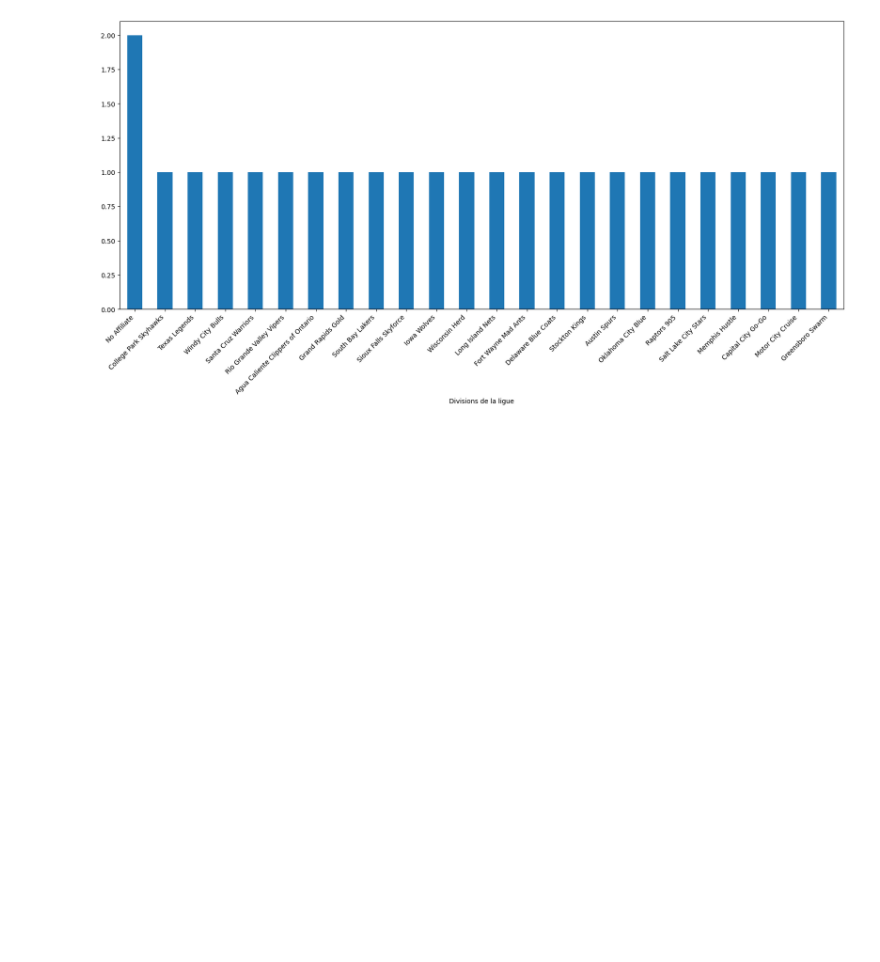
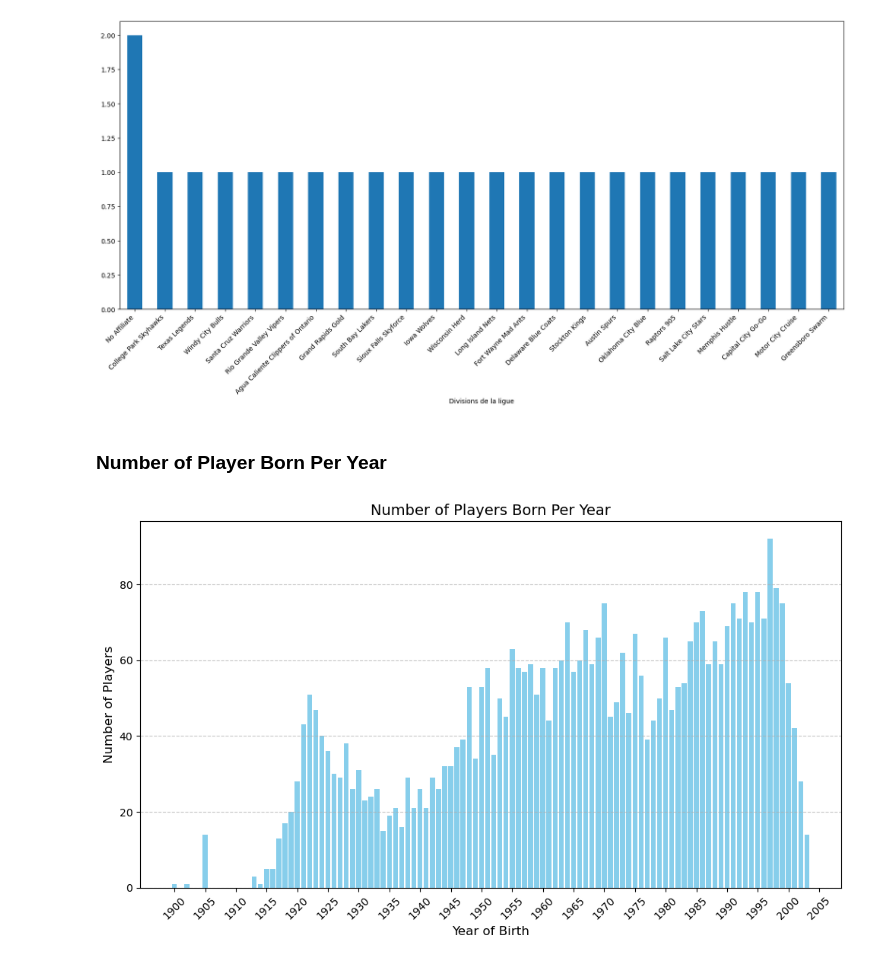
Before and after one commit to yomarhub/NbaAnalyse, a Jupyter notebook: nbaAnalyse.ipynb, the cells around one changed output. Drawn from its saved outputs; the diff is of its cells as text; code cells hidden in the pictures; blank space fills up the shorter version.

Commit message:
Number of Player Born Per Year

```diff
--- a/nbaAnalyse.ipynb
+++ b/nbaAnalyse.ipynb
@@ -263,3 +263,29 @@ plt.xticks(rotation=45, ha='right')
 plt.show()
 # %% [output]
 [figure]
+# %% [markdown]
+### Number of Player Born Per Year
+# %%
+data = table["common_player_info"]
+# Convert 'birthdate' to datetime format
+data['birthdate'] = pd.to_datetime(data['birthdate'])
+
+# Extract birth year
+data['birth_year'] = data['birthdate'].dt.year
+
+# Count the number of players born per year
+birth_year_counts = data['birth_year'].value_counts().sort_index()
+
+# Plot the data
+plt.figure(figsize=(10, 6))
+plt.bar(birth_year_counts.index, birth_year_counts.values, color='skyblue')
+plt.xlabel('Year of Birth', fontsize=12)
+plt.ylabel('Number of Players', fontsize=12)
+plt.title('Number of Players Born Per Year', fontsize=14)
+# plt.xticks(birth_year_counts.index, rotation=45)
+plt.xticks(np.arange(birth_year_counts.index.min(), birth_year_counts.index.max() + 5, 5),rotation=45)
+plt.grid(axis='y', linestyle='--', alpha=0.7)
+plt.tight_layout()
+plt.show()
+# %% [output]
+[figure, added]
```
Also changed, not shown: parts of 1 cell of this notebook.
